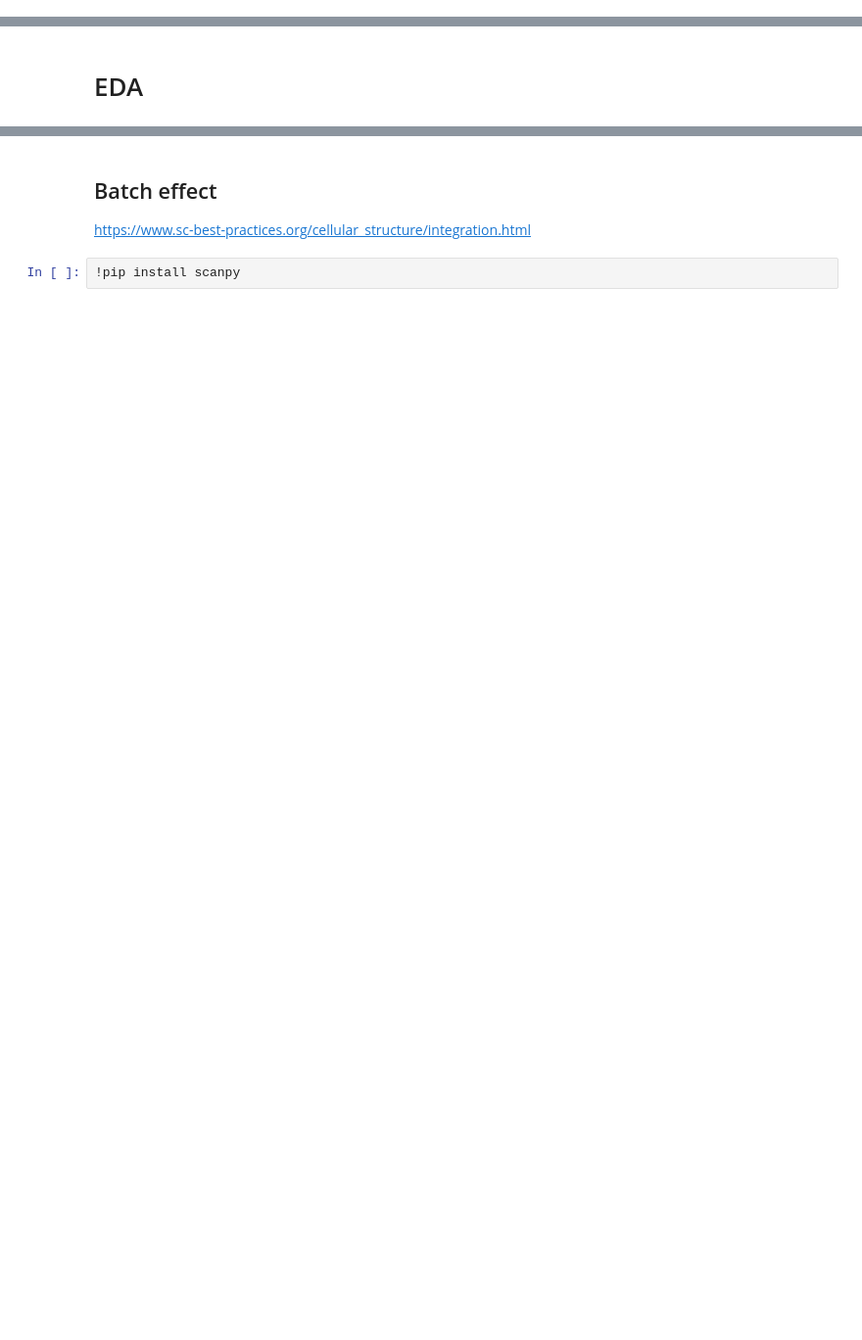
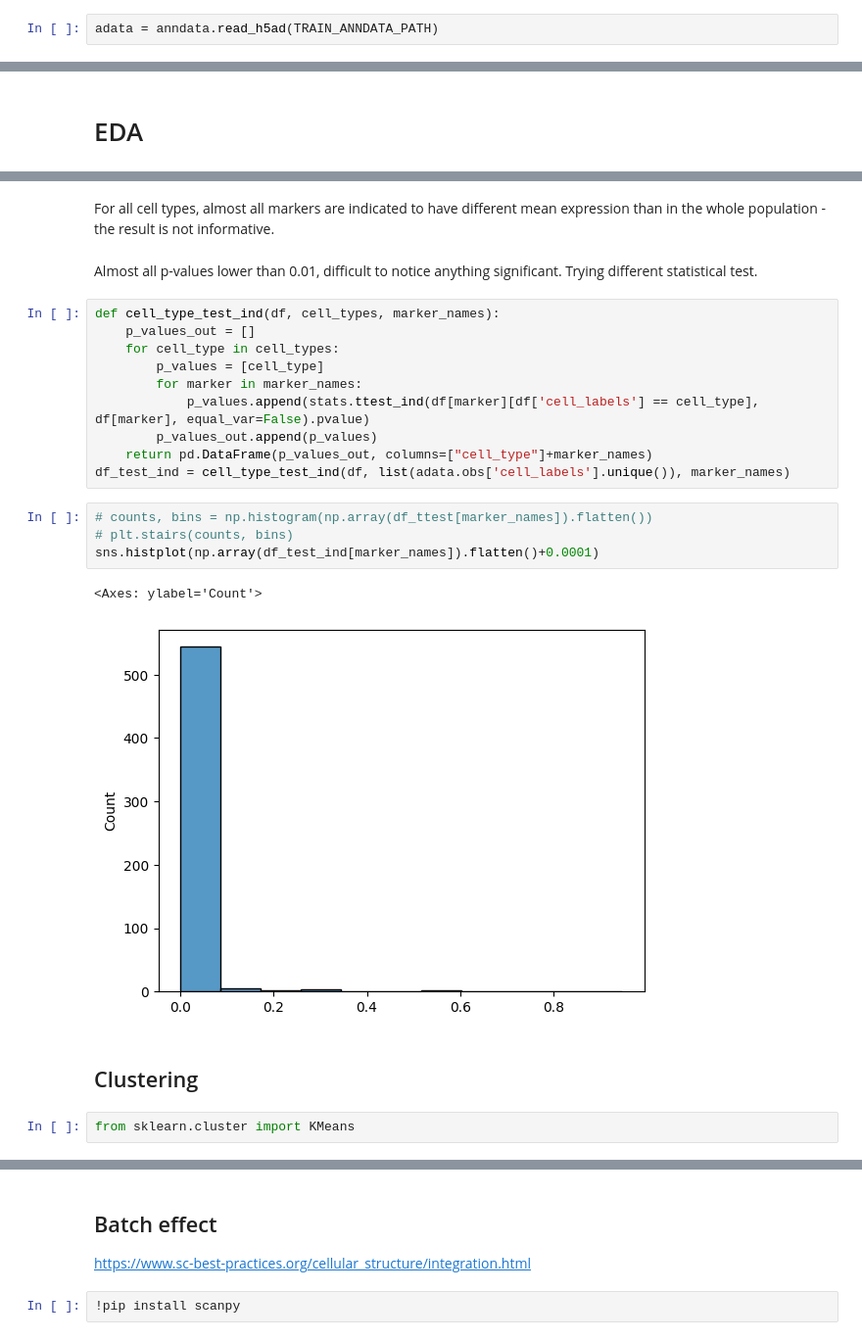
Before and after one commit to wtrawinska/Deep_learning_project, a Jupyter notebook: DL4DS_EDA_1.ipynb, the cells around one changed output, grey strips where cells are left out. Shown at 98% size. Cells and saved outputs as stored; diff of their text form; blank space fills up the shorter version.

```diff
--- a/DL4DS_EDA_1.ipynb
+++ b/DL4DS_EDA_1.ipynb
@@ -126,3 +126,5 @@ TRAIN_ANNDATA_PATH = os.path.join(TRAIN_DATA_PATH, ANNDATA_PATH)
 TRAIN_IMAGE_DATA_DIR = os.path.join(TRAIN_DATA_PATH, ORIGINAL_IMAGE_DATA_SUBDIR)
 TRAIN_IMAGE_DATA_IMAGES = os.path.join(TRAIN_IMAGE_DATA_DIR, ORIGINAL_IMAGES_SUBDIR)
 TRAIN_IMAGE_DATA_MASKS = os.path.join(TRAIN_IMAGE_DATA_DIR, ORIGINAL_MASKS_SUBDIR)
+# %%
+adata = anndata.read_h5ad(TRAIN_ANNDATA_PATH)
@@ -130,0 +250,26 @@ TRAIN_IMAGE_DATA_MASKS = os.path.join(TRAIN_IMAGE_DATA_DIR, ORIGINAL_MASKS_SUBDI
+# %% [markdown]
+For all cell types, almost all markers are indicated to have different mean expression than in the whole population - the result is not informative.
+# %% [markdown]
+Almost all p-values lower than 0.01, difficult to notice anything significant.
+Trying different statistical test.
+# %%
+def cell_type_test_ind(df, cell_types, marker_names):
+    p_values_out = []
+    for cell_type in cell_types:
+        p_values = [cell_type]
+        for marker in marker_names:
+            p_values.append(stats.ttest_ind(df[marker][df['cell_labels'] == cell_type], df[marker], equal_var=False).pvalue)
+        p_values_out.append(p_values)
+    return pd.DataFrame(p_values_out, columns=["cell_type"]+marker_names)
+df_test_ind = cell_type_test_ind(df, list(adata.obs['cell_labels'].unique()), marker_names)
+# %%
+# counts, bins = np.histogram(np.array(df_ttest[marker_names]).flatten())
+# plt.stairs(counts, bins)
+sns.histplot(np.array(df_test_ind[marker_names]).flatten()+0.0001)
+# %% [output]
+<Axes: ylabel='Count'>
+[figure, added]
+# %% [markdown]
+## Clustering
+# %%
+from sklearn.cluster import KMeans
```
Also changed, not shown: parts of 35 cells of this notebook.
